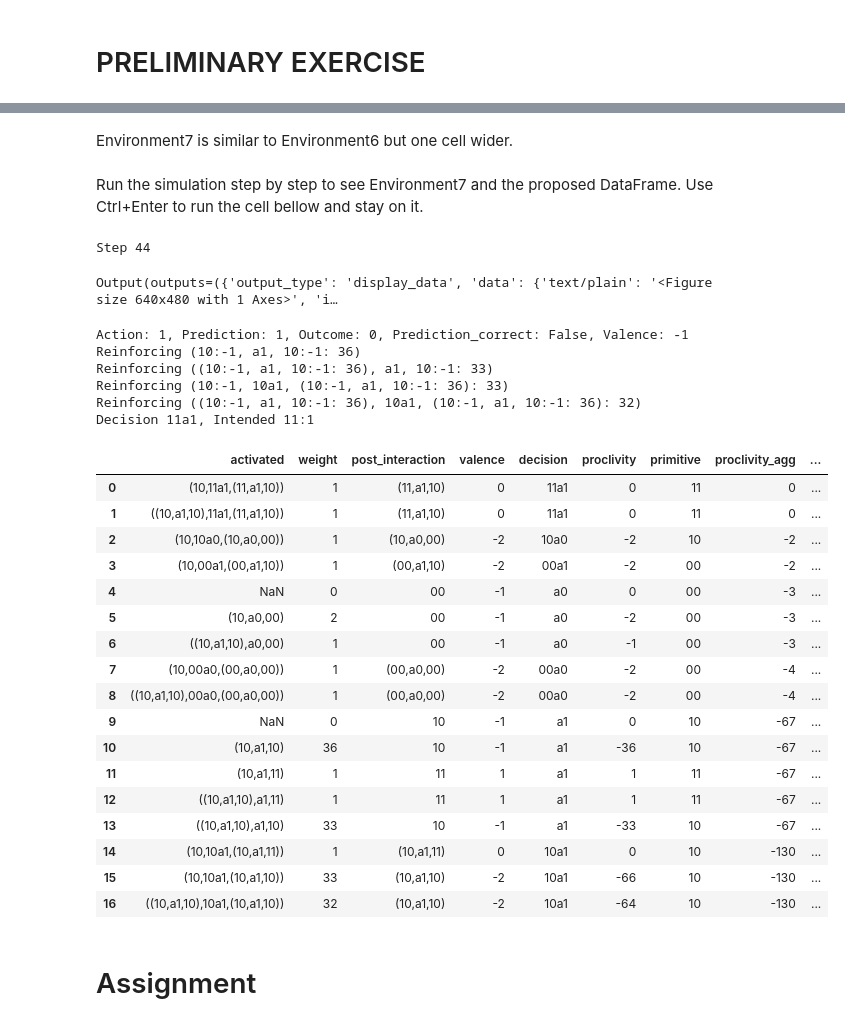
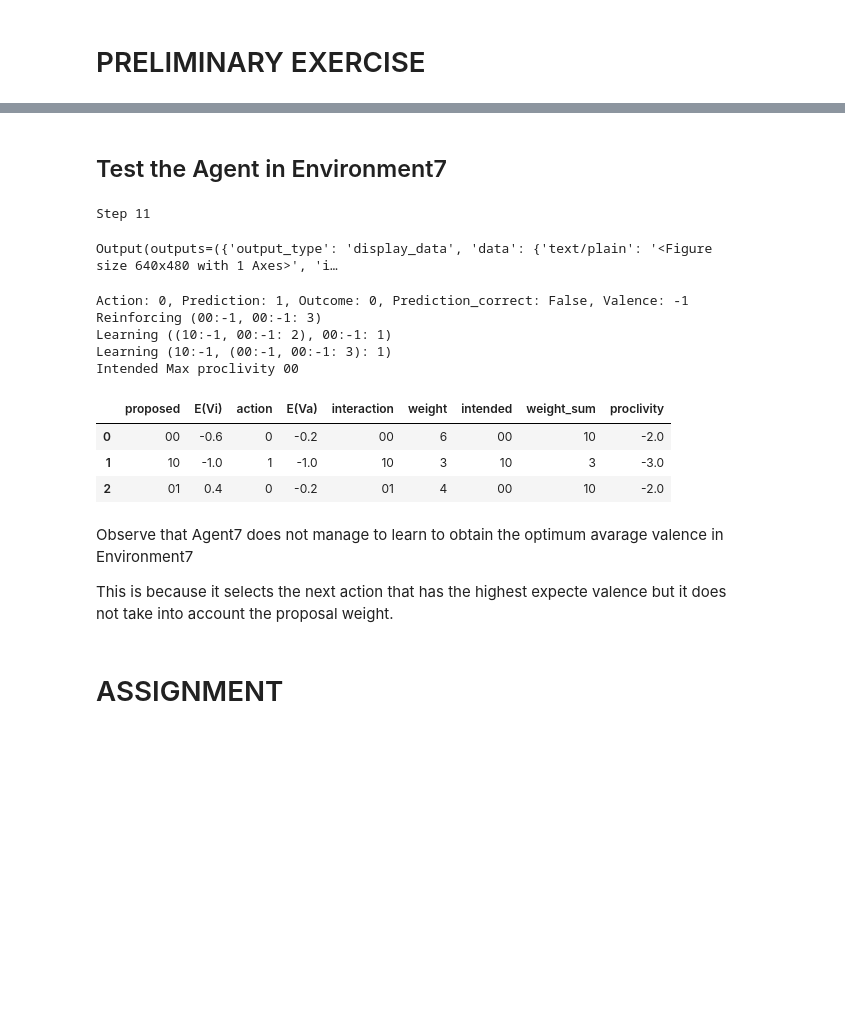
Before and after one commit to PetiteIA/schema_mechanism, a Jupyter notebook: notebooks/agent8.ipynb, the cells around one changed output, grey strips where cells are left out. Drawn from its saved outputs; the diff is of its cells as text; code cells hidden in the pictures; blank space fills up the shorter version.

Commit message:
Agent7

```diff
--- a/notebooks/agent8.ipynb
+++ b/notebooks/agent8.ipynb
@@ -290,0 +427,25 @@ class Agent:
+# %%
+# Instanciate the small loop environment
+e = SmallLoop(0, 1, 0)
+
+# Instanciate the agent
+interactions = [
+    Interaction(0,0,5),
+    Interaction(0,1,-10),
+    Interaction(1,0,-6),
+    Interaction(1,1,-6),
+    # Interaction(2,0,-2),
+    # Interaction(2,1,-2),
+    Interaction(3,0,-1),
+    Interaction(3,1,-1)
+]
+a = Agent(interactions)
+
+# Run the interaction loop
+step = 0
+outcome = 0
+
+# Display
+out = Output()
+e.display()
+display(out)
@@ -409,11 +856,5 @@ Observe that the agent learns to enact the positive interaction every second ste
-# %% [markdown]
-Environment7 is similar to Environment6 but one cell wider.
-# %%
-class Environment7(Environment6):
-    def __init__(self):
-        """ Initialize the grid """
-        self.grid = np.array([[1, 0, 0, 0, 1]])
-        self.position = 1
+# %% [markdown]
+## Test the Agent in Environment7
 # %%
 # Instanciate a new agent
 interactions = [
@@ -431,42 +872,29 @@ out = Output()
 # Run the interaction loop
 step = 0
 outcome = 0
-# %% [markdown]
-Run the simulation step by step to see Environment7 and the proposed DataFrame. Use Ctrl+Enter to run the cell bellow and stay on it.
 # %%
 print(f"Step {step}")
 step += 1
 e.display()
 display(out)
 action = a.action(outcome)
 outcome = e.outcome(action)
-a.proposed_df
+a.selection_df
 # %% [output]
-Step 44
+Step 11
 Output(outputs=({'output_type': 'display_data', 'data': {'text/plain': '<Figure size 640x480 with 1 Axes>', 'i…
-Action: 1, Prediction: 1, Outcome: 0, Prediction_correct: False, Valence: -1
-Reinforcing (10:-1, a1, 10:-1: 36)
-Reinforcing ((10:-1, a1, 10:-1: 36), a1, 10:-1: 33)
-Reinforcing (10:-1, 10a1, (10:-1, a1, 10:-1: 36): 33)
-Reinforcing ((10:-1, a1, 10:-1: 36), 10a1, (10:-1, a1, 10:-1: 36): 32)
-Decision 11a1, Intended 11:1
+Action: 0, Prediction: 1, Outcome: 0, Prediction_correct: False, Valence: -1
+Reinforcing (00:-1, 00:-1: 3)
+Learning ((10:-1, 00:-1: 2), 00:-1: 1)
+Learning (10:-1, (00:-1, 00:-1: 3): 1)
+Intended Max proclivity 00
-|  | activated | weight | post_interaction | valence | decision | proclivity | primitive | proclivity_agg | ... |
-| 0 | (10,11a1,(11,a1,10)) | 1 | (11,a1,10) | 0 | 11a1 | 0 | 11 | 0 | ... |
-| 1 | ((10,a1,10),11a1,(11,a1,10)) | 1 | (11,a1,10) | 0 | 11a1 | 0 | 11 | 0 | ... |
-| 2 | (10,10a0,(10,a0,00)) | 1 | (10,a0,00) | -2 | 10a0 | -2 | 10 | -2 | ... |
-| 3 | (10,00a1,(00,a1,10)) | 1 | (00,a1,10) | -2 | 00a1 | -2 | 00 | -2 | ... |
-| 4 | NaN | 0 | 00 | -1 | a0 | 0 | 00 | -3 | ... |
-| 5 | (10,a0,00) | 2 | 00 | -1 | a0 | -2 | 00 | -3 | ... |
-| 6 | ((10,a1,10),a0,00) | 1 | 00 | -1 | a0 | -1 | 00 | -3 | ... |
-| 7 | (10,00a0,(00,a0,00)) | 1 | (00,a0,00) | -2 | 00a0 | -2 | 00 | -4 | ... |
-| 8 | ((10,a1,10),00a0,(00,a0,00)) | 1 | (00,a0,00) | -2 | 00a0 | -2 | 00 | -4 | ... |
-| 9 | NaN | 0 | 10 | -1 | a1 | 0 | 10 | -67 | ... |
-| 10 | (10,a1,10) | 36 | 10 | -1 | a1 | -36 | 10 | -67 | ... |
-| 11 | (10,a1,11) | 1 | 11 | 1 | a1 | 1 | 11 | -67 | ... |
-| 12 | ((10,a1,10),a1,11) | 1 | 11 | 1 | a1 | 1 | 11 | -67 | ... |
-| 13 | ((10,a1,10),a1,10) | 33 | 10 | -1 | a1 | -33 | 10 | -67 | ... |
-| 14 | (10,10a1,(10,a1,11)) | 1 | (10,a1,11) | 0 | 10a1 | 0 | 10 | -130 | ... |
-| 15 | (10,10a1,(10,a1,10)) | 33 | (10,a1,10) | -2 | 10a1 | -66 | 10 | -130 | ... |
-| 16 | ((10,a1,10),10a1,(10,a1,10)) | 32 | (10,a1,10) | -2 | 10a1 | -64 | 10 | -130 | ... |
+|  | proposed | E(Vi) | action | E(Va) | interaction | weight | intended | weight_sum | proclivity |
+| 0 | 00 | -0.6 | 0 | -0.2 | 00 | 6 | 00 | 10 | -2.0 |
+| 1 | 10 | -1.0 | 1 | -1.0 | 10 | 3 | 10 | 3 | -3.0 |
+| 2 | 01 | 0.4 | 0 | -0.2 | 01 | 4 | 00 | 10 | -2.0 |
+# %% [markdown]
+Observe that Agent7 does not manage to learn to obtain the optimum avarage valence in Environment7
+
+This is because it selects the next action that has the highest expecte valence but it does not take into account the proposal weight.
 # %% [markdown]
-# Assignment
+# ASSIGNMENT
```
Also changed, not shown: parts of 75 cells of this notebook, 4 other files.
